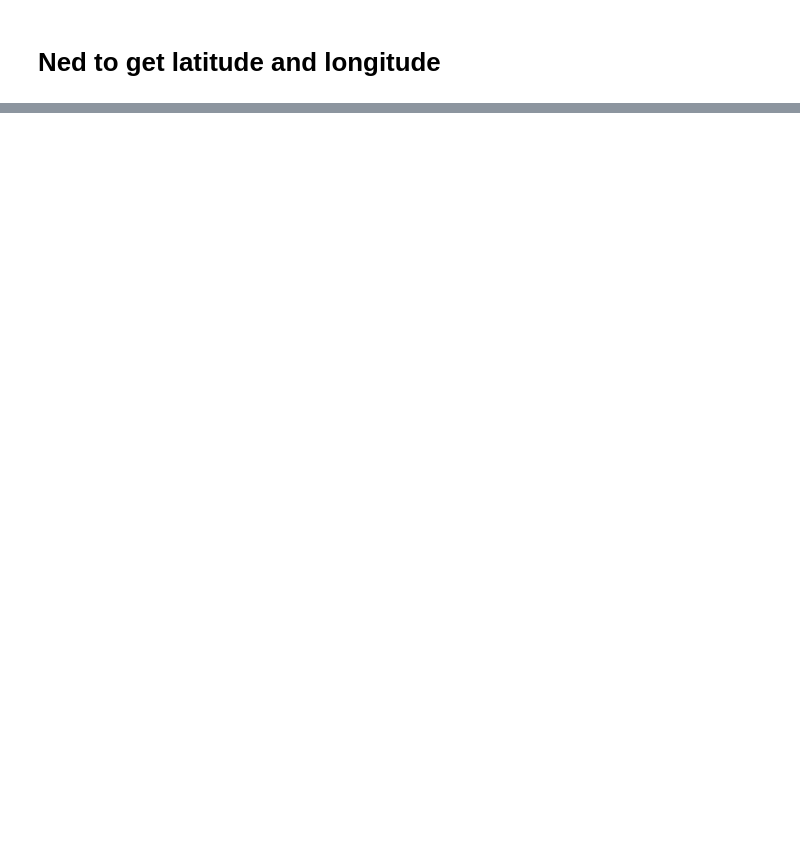
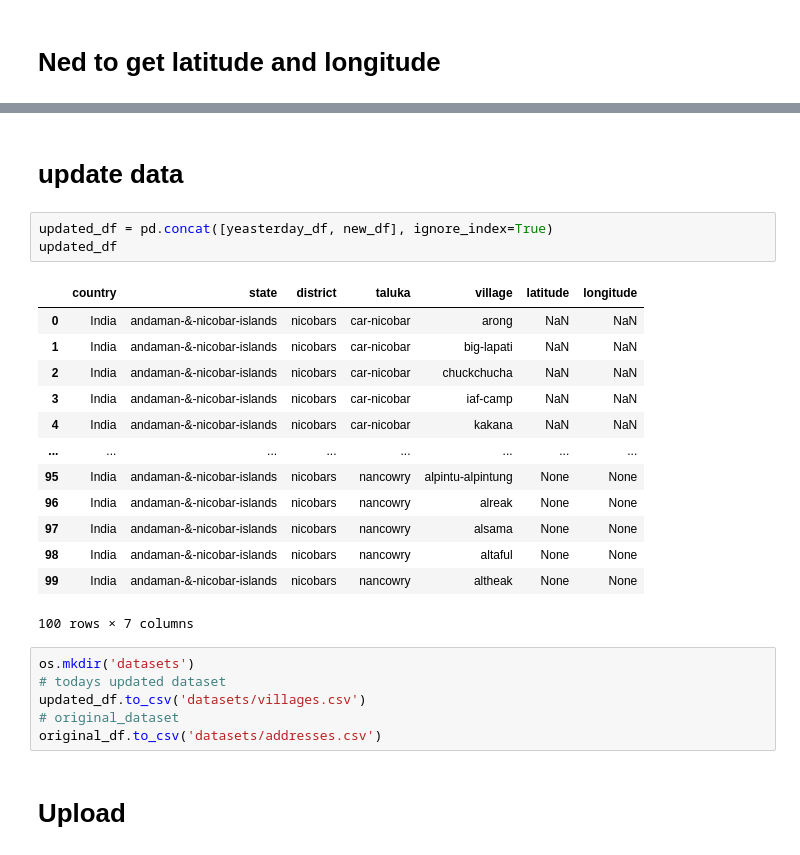
Before and after one commit to AYUSHKHAIRE/kaggle, a Jupyter notebook: GeoDataScrapping.ipynb, the cells around one changed output, grey strips where cells are left out. Saved outputs shown, nothing was run; the diff lists cells and outputs as text; blank space fills up the shorter version.

```diff
--- a/GeoDataScrapping.ipynb
+++ b/GeoDataScrapping.ipynb
@@ -396,0 +122,27 @@ new_df1
+# %% [markdown]
+# update data
+# %%
+updated_df = pd.concat([yeasterday_df, new_df], ignore_index=True)
+updated_df
+# %% [output]
+|  | country | state | district | taluka | village | latitude | longitude |
+| 0 | India | andaman-&-nicobar-islands | nicobars | car-nicobar | arong | NaN | NaN |
+| 1 | India | andaman-&-nicobar-islands | nicobars | car-nicobar | big-lapati | NaN | NaN |
+| 2 | India | andaman-&-nicobar-islands | nicobars | car-nicobar | chuckchucha | NaN | NaN |
+| 3 | India | andaman-&-nicobar-islands | nicobars | car-nicobar | iaf-camp | NaN | NaN |
+| 4 | India | andaman-&-nicobar-islands | nicobars | car-nicobar | kakana | NaN | NaN |
+| ... | ... | ... | ... | ... | ... | ... | ... |
+| 95 | India | andaman-&-nicobar-islands | nicobars | nancowry | alpintu-alpintung | None | None |
+| 96 | India | andaman-&-nicobar-islands | nicobars | nancowry | alreak | None | None |
+| 97 | India | andaman-&-nicobar-islands | nicobars | nancowry | alsama | None | None |
+| 98 | India | andaman-&-nicobar-islands | nicobars | nancowry | altaful | None | None |
+| 99 | India | andaman-&-nicobar-islands | nicobars | nancowry | altheak | None | None |
+100 rows × 7 columns
+# %%
+os.mkdir('datasets')
+# todays updated dataset
+updated_df.to_csv('datasets/villages.csv')
+# original_dataset
+original_df.to_csv('datasets/addresses.csv')
+# %% [markdown]
+# Upload
```
Also changed, not shown: parts of 49 cells of this notebook.
